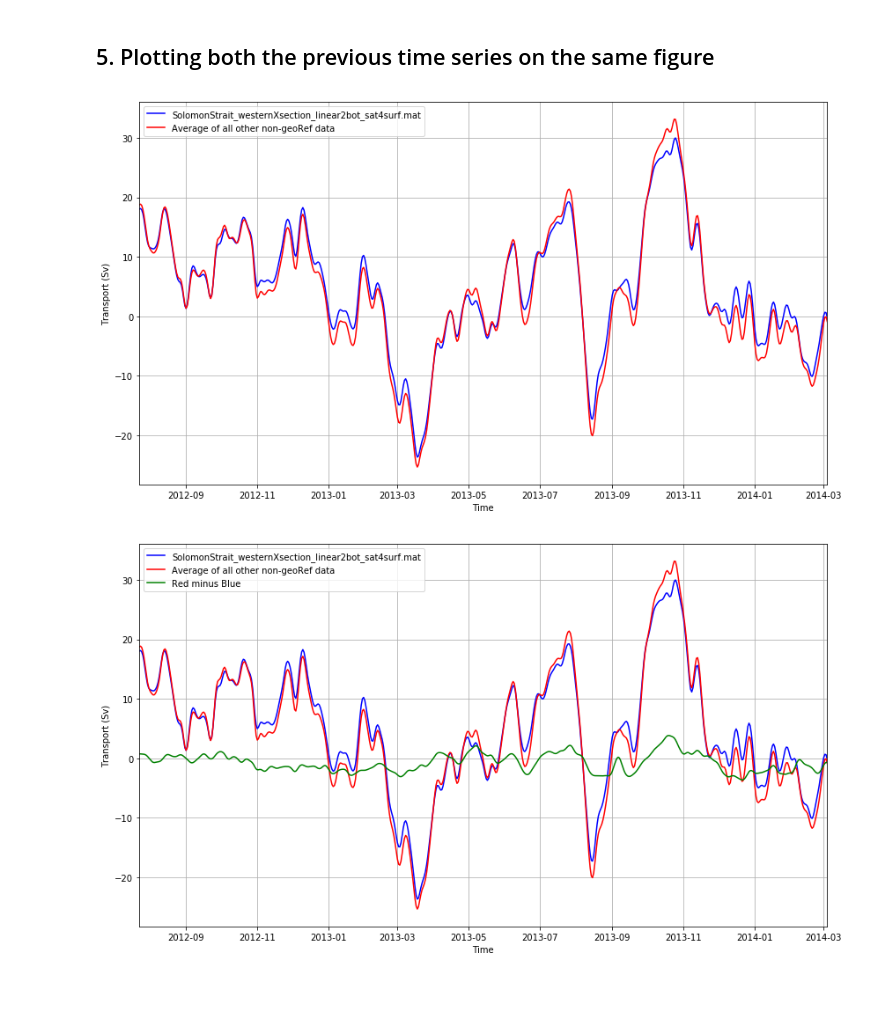
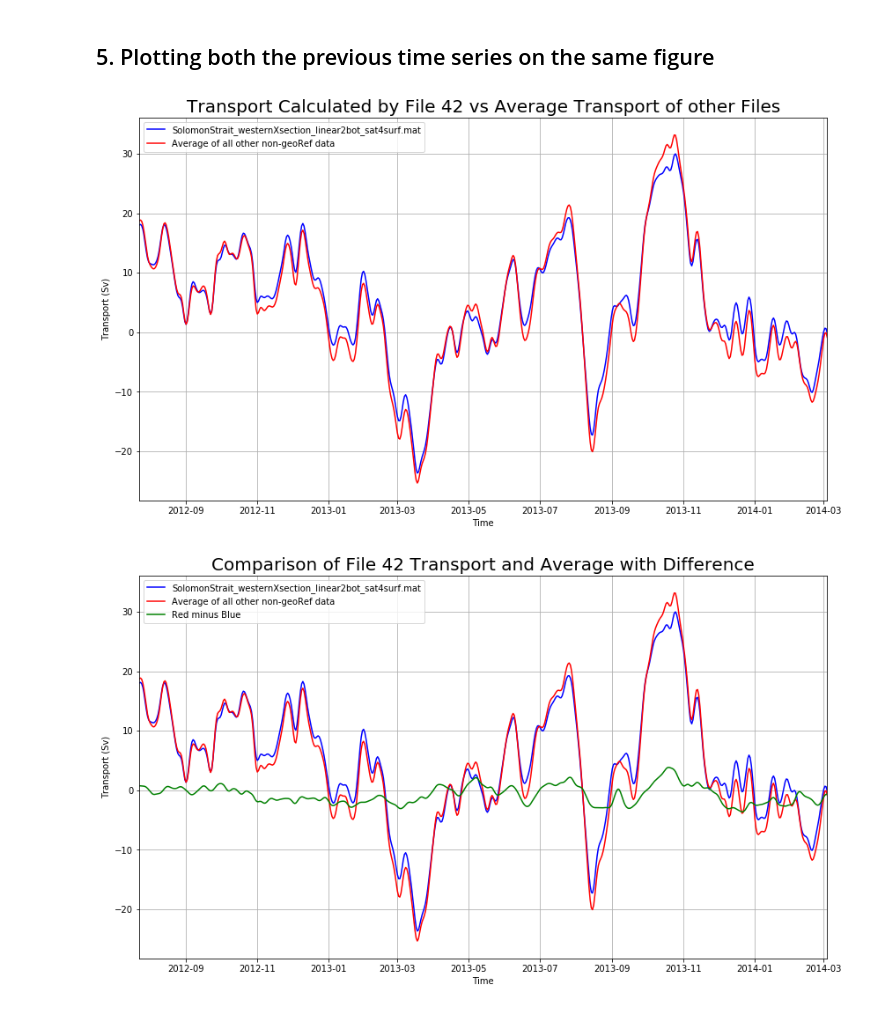
Before and after one commit to disandroa/Example-Notebooks, a Jupyter notebook: Data/obs_fig.ipynb, the cells around one changed output. Drawn from its saved outputs; the diff is of its cells as text; code cells hidden in the pictures.

Commit message:
added titles to plots

```diff
--- a/Data/obs_fig.ipynb
+++ b/Data/obs_fig.ipynb
@@ -92,23 +94,25 @@ ax.plot(py_dt, total, 'r', label=label2)
 ax.set_xlim(py_dt[0], py_dt[-1])
 ax.legend()
 ax.grid(True)
+plt.title('Transport Calculated by File 42 vs Average Transport of other Files', fontsize=20)
 plt.show()
 # %% [output]
-[figure, old version]
+[figure, new version]
 # %%
 label1 = x['flist'][42][0][0][0]
 label2 = 'Average of all other non-geoRef data'
 label3 = 'Red minus Blue'
 trans1 = x['T'][42]
 fig, ax = plt.subplots(figsize=(14,8))
 ax.set_ylabel('Transport (Sv)')
 ax.set_xlabel('Time')
 ax.plot(py_dt, trans1, 'b', label=label1)
 ax.plot(py_dt, total, 'r', label=label2)
 ax.plot(py_dt, total - trans1, 'g', label=label3)
 ax.set_xlim(py_dt[0], py_dt[-1])
 ax.legend()
 ax.grid(True)
+plt.title('Comparison of File 42 Transport and Average with Difference', fontsize=20)
 plt.show()
 # %% [output]
-[figure, old version]
+[figure, new version]
```
Also changed, not shown: parts of 3 cells of this notebook.
